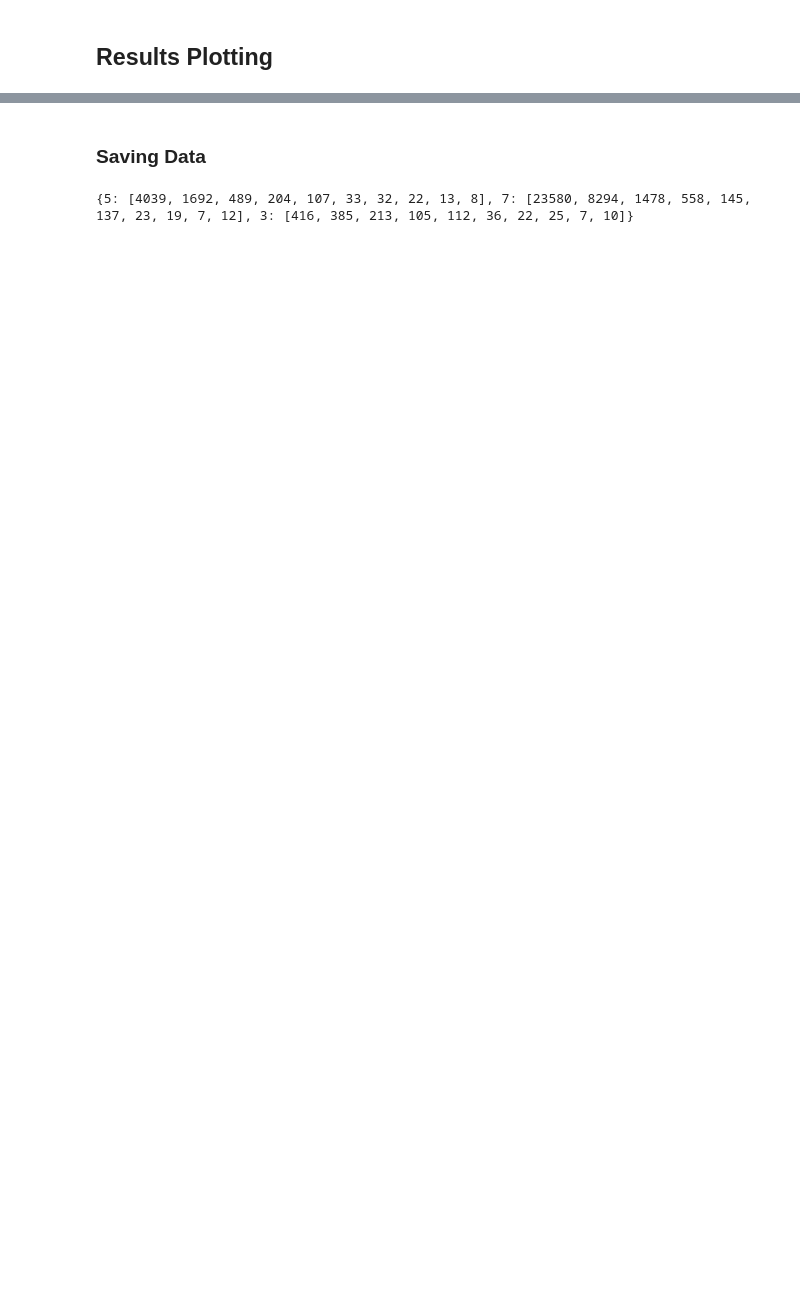
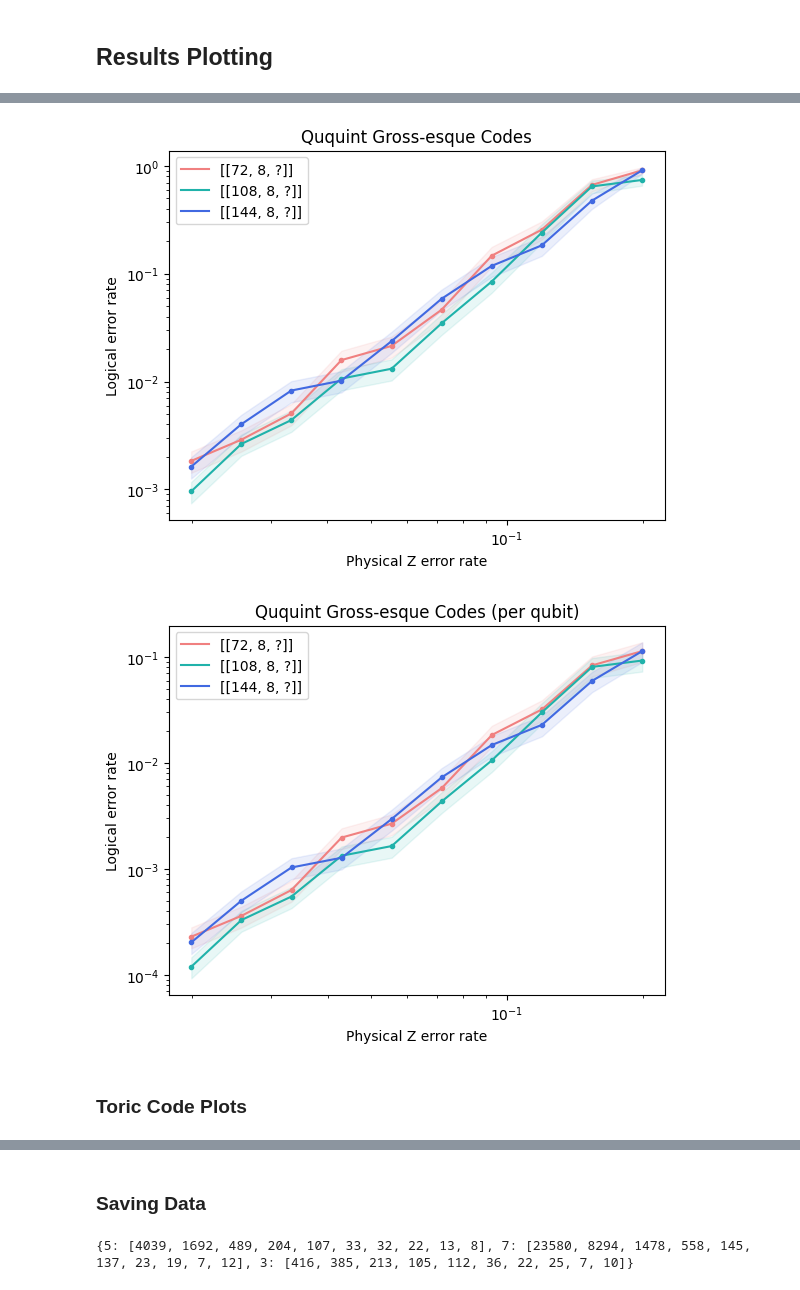
Before and after one commit to e-kneip/bbqudit, a Jupyter notebook: bbq/notebooks/plots_and_data_saves.ipynb, the cells around one changed output, grey strips where cells are left out. Drawn from its saved outputs; the diff is of its cells as text; code cells hidden in the pictures; blank space fills up the shorter version.

```diff
--- a/bbq/notebooks/plots_and_data_saves.ipynb
+++ b/bbq/notebooks/plots_and_data_saves.ipynb
@@ -496,0 +140,18 @@ ax.set_title('Ququint Toric Code');
+# %%
+results = {72: [10893, 6927, 3950, 1264, 934, 431, 136, 78, 30, 22],
+           108: [20897, 7585, 4549, 1876, 1520, 576, 236, 83, 31, 27],
+           144: [12321, 4979, 2421, 1960, 844, 341, 169, 109, 42, 22]}
+num_failures = {72: 20,
+                108: 20,
+                144: 20}
+scaled_results = {72 : np.array(results[72])*8,
+           108: np.array(results[108])*8,
+           144: np.array(results[144])*8}
+# %%
+plot_results(physical_error, results, num_failures, noise_model, rounds, legend=['[[72, 8, ?]]', '[[108, 8, ?]]', '[[144, 8, ?]]'], title='Ququint Gross-esque Codes')
+plot_results(physical_error, scaled_results, num_failures, noise_model, rounds, legend=['[[72, 8, ?]]', '[[108, 8, ?]]', '[[144, 8, ?]]'], title='Ququint Gross-esque Codes (per qubit)')
+# %% [output]
+[figure, added]
+[figure, added]
+# %% [markdown]
+### Toric Code Plots
```
Also changed, not shown: parts of 37 cells of this notebook, 1 other file.
